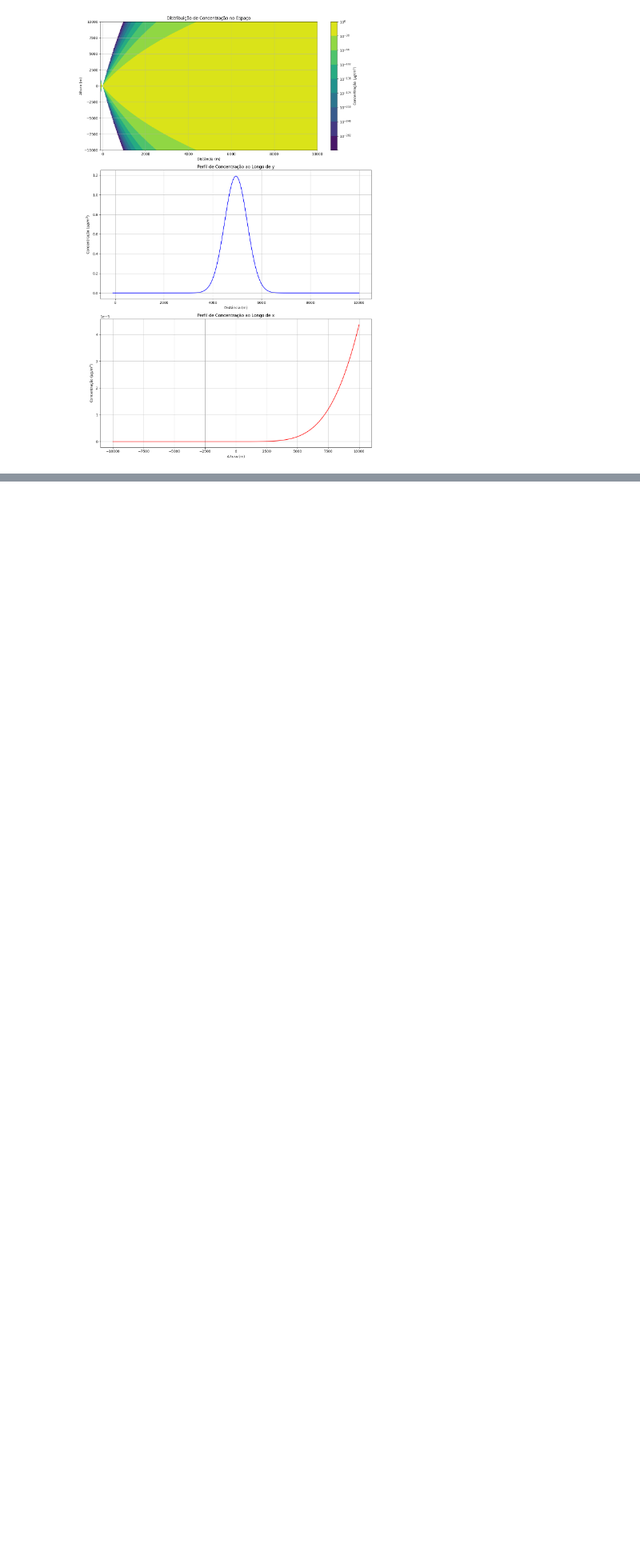
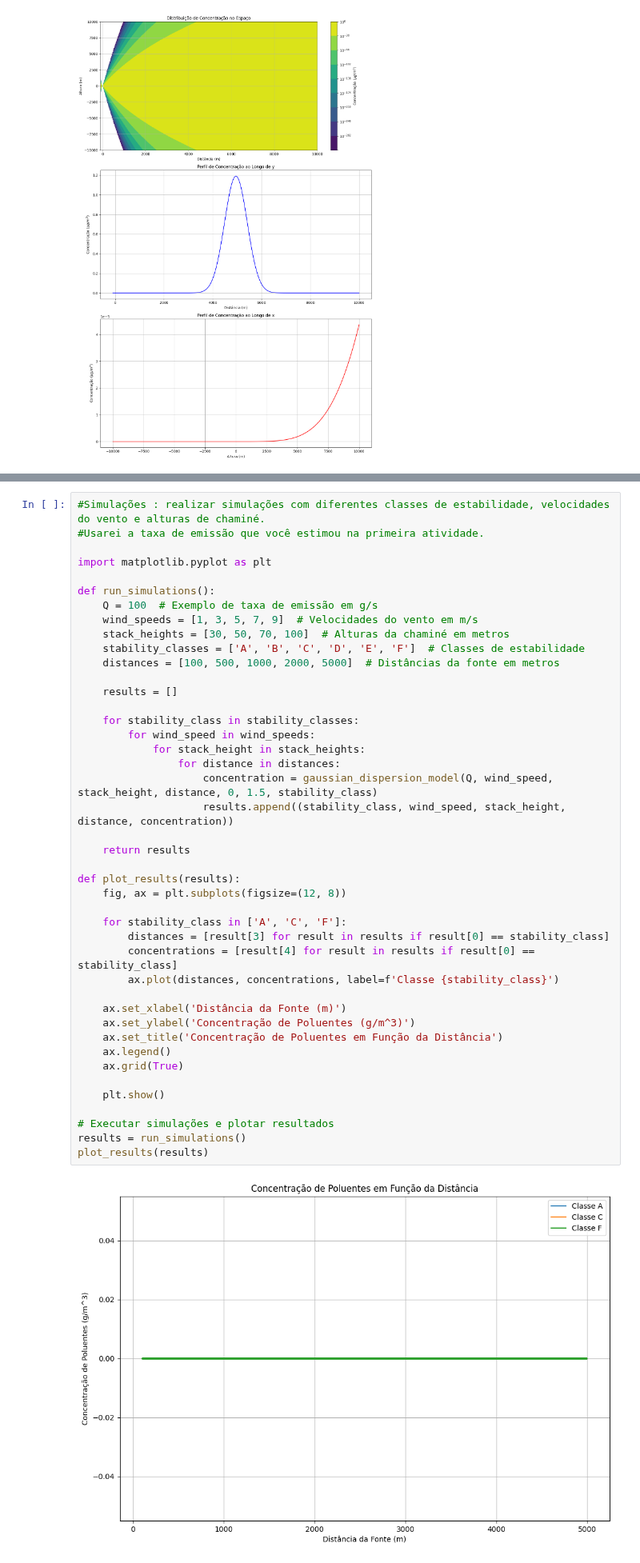
Before and after one commit to muriell-b/ENS5173_01, a Jupyter notebook: projeto_03.ipynb, the cells around one changed output, grey strips where cells are left out. Shown at 80% size. Cells and saved outputs as stored; diff of their text form; blank space fills up the shorter version.

```diff
--- a/projeto_03.ipynb
+++ b/projeto_03.ipynb
@@ -96,0 +268,45 @@ plt.show()
+# %%
+#Simulações : realizar simulações com diferentes classes de estabilidade, velocidades do vento e alturas de chaminé.
+#Usarei a taxa de emissão que você estimou na primeira atividade.
+
+import matplotlib.pyplot as plt
+
+def run_simulations():
+    Q = 100  # Exemplo de taxa de emissão em g/s
+    wind_speeds = [1, 3, 5, 7, 9]  # Velocidades do vento em m/s
+    stack_heights = [30, 50, 70, 100]  # Alturas da chaminé em metros
+    stability_classes = ['A', 'B', 'C', 'D', 'E', 'F']  # Classes de estabilidade
+    distances = [100, 500, 1000, 2000, 5000]  # Distâncias da fonte em metros
+
+    results = []
+
+    for stability_class in stability_classes:
+        for wind_speed in wind_speeds:
+            for stack_height in stack_heights:
+                for distance in distances:
+                    concentration = gaussian_dispersion_model(Q, wind_speed, stack_height, distance, 0, 1.5, stability_class)
+                    results.append((stability_class, wind_speed, stack_height, distance, concentration))
+
+    return results
+
+def plot_results(results):
+    fig, ax = plt.subplots(figsize=(12, 8))
+
+    for stability_class in ['A', 'C', 'F']:
+        distances = [result[3] for result in results if result[0] == stability_class]
+        concentrations = [result[4] for result in results if result[0] == stability_class]
+        ax.plot(distances, concentrations, label=f'Classe {stability_class}')
+
+    ax.set_xlabel('Distância da Fonte (m)')
+    ax.set_ylabel('Concentração de Poluentes (g/m^3)')
+    ax.set_title('Concentração de Poluentes em Função da Distância')
+    ax.legend()
+    ax.grid(True)
+
+    plt.show()
+
+# Executar simulações e plotar resultados
+results = run_simulations()
+plot_results(results)
+# %% [output]
+[figure, added]
```
Also changed, not shown: parts of 8 cells of this notebook, 1 other file.
